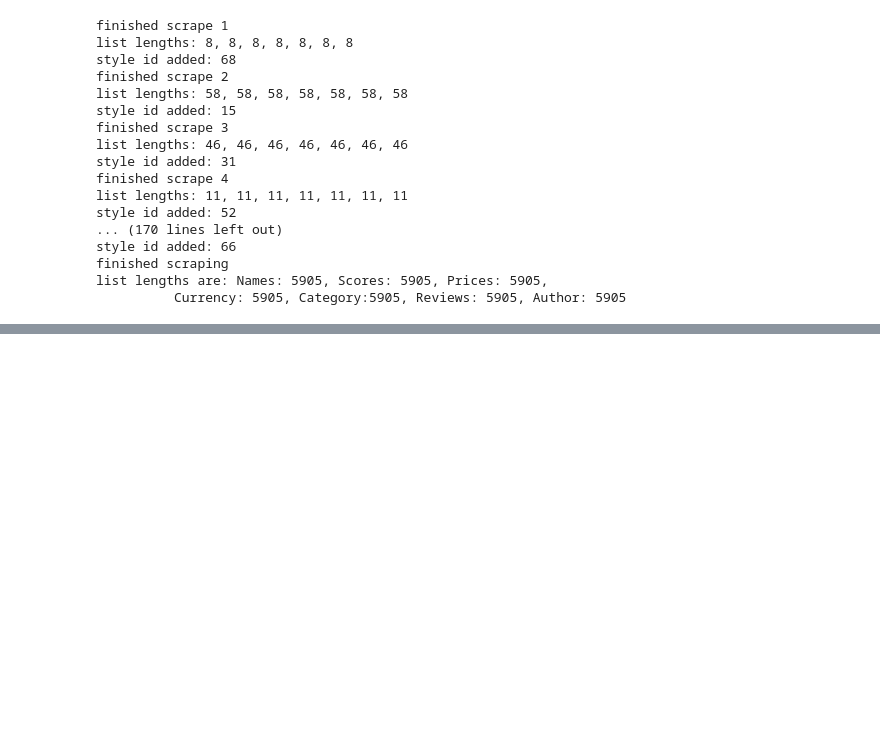
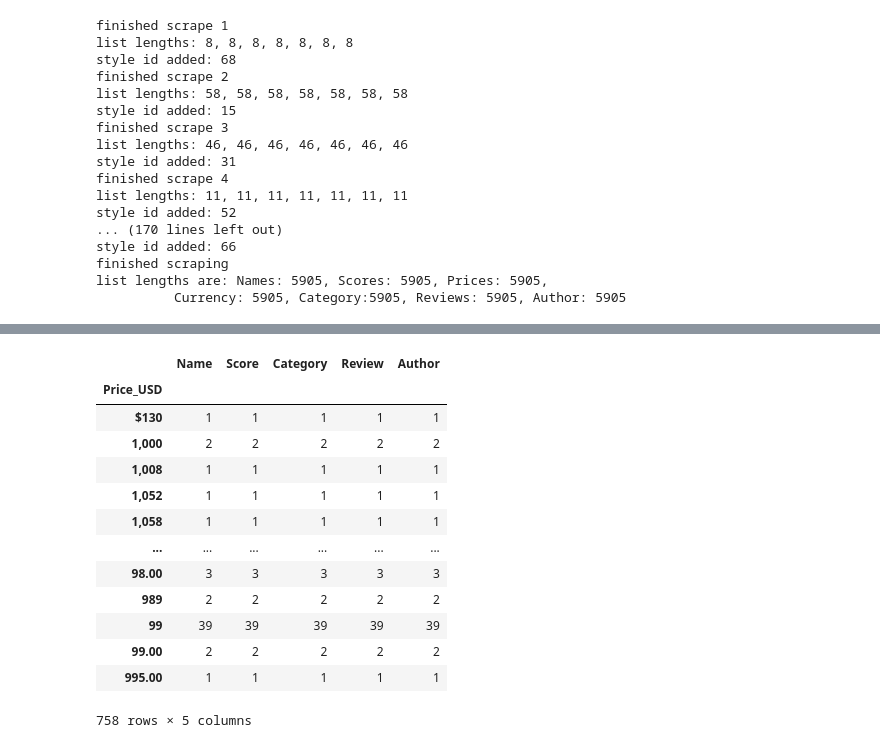
Before and after one commit to gspahlin/WhiskyAdvocate_ETL, a Jupyter notebook: whiskey_scraper.ipynb, the cells around one changed output, grey strips where cells are left out. Saved outputs shown, nothing was run; the diff lists cells and outputs as text; code cells hidden in the pictures; blank space fills up the shorter version.

```diff
--- a/whiskey_scraper.ipynb
+++ b/whiskey_scraper.ipynb
@@ -358,0 +379,4 @@ Whis_df.head()
+# %%
+Whis_df = Whis_df.drop(columns = ['Currency_unit'])
+
+Whis_df.head()
@@ -358,0 +390,4 @@ Whis_df.head()
+# %%
+Whis_df = Whis_df.rename(columns = {'Price': 'Price_USD'})
+
+Whis_df.head()
@@ -358,0 +411,4 @@ Whis_df.head()
+# %%
+Whis_df['Score'] = pd.to_numeric(Whis_df['Score'])
+
+Whis_df.dtypes
@@ -358,0 +423,21 @@ Whis_df.head()
+# %%
+#Grouping by Price, to check for problem values since I couldn't retype price
+
+prc_chk = Whis_df.groupby('Price_USD').count()
+
+prc_chk
+# %% [output]
+|  | Name | Score | Category | Review | Author |
+| Price_USD |  |  |  |  |  |
+| $130 | 1 | 1 | 1 | 1 | 1 |
+| 1,000 | 2 | 2 | 2 | 2 | 2 |
+| 1,008 | 1 | 1 | 1 | 1 | 1 |
+| 1,052 | 1 | 1 | 1 | 1 | 1 |
+| 1,058 | 1 | 1 | 1 | 1 | 1 |
+| ... | ... | ... | ... | ... | ... |
+| 98.00 | 3 | 3 | 3 | 3 | 3 |
+| 989 | 2 | 2 | 2 | 2 | 2 |
+| 99 | 39 | 39 | 39 | 39 | 39 |
+| 99.00 | 2 | 2 | 2 | 2 | 2 |
+| 995.00 | 1 | 1 | 1 | 1 | 1 |
+758 rows × 5 columns
```
Also changed, not shown: parts of 9 cells of this notebook.
